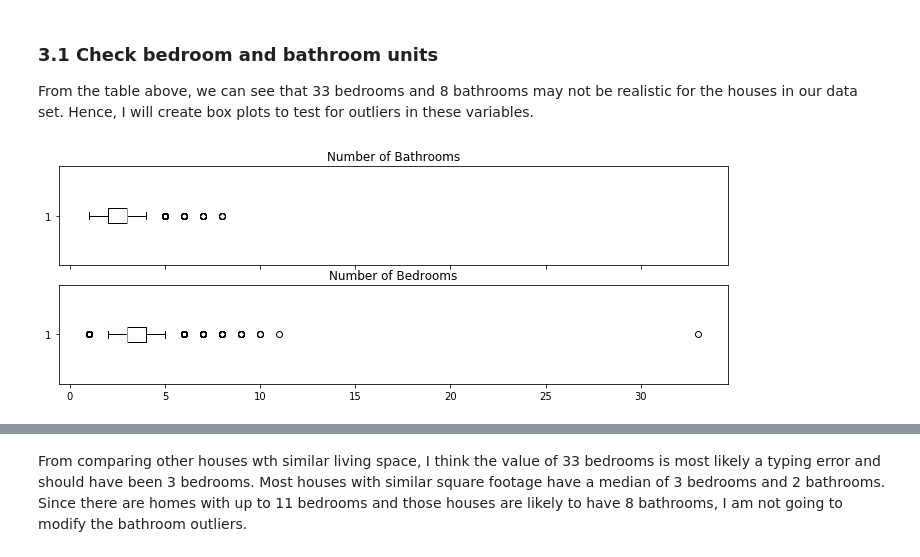
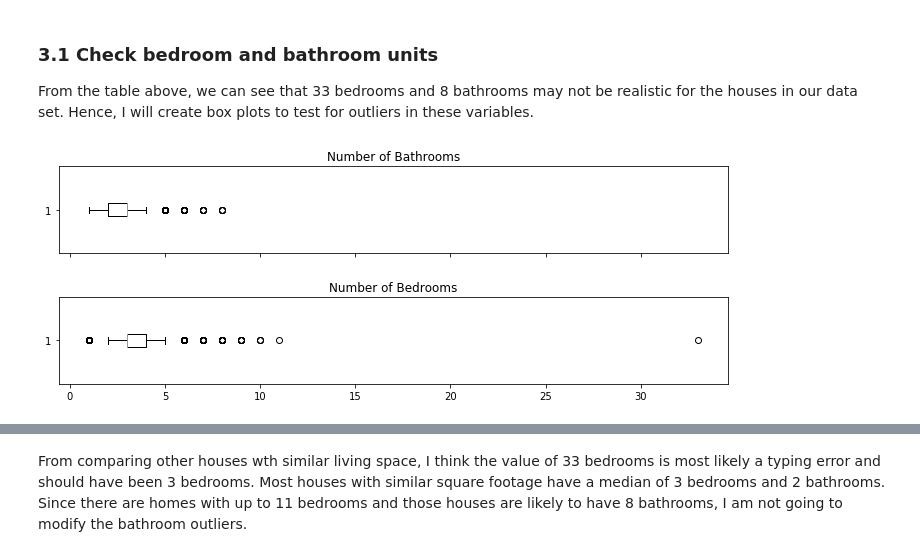
Before and after one commit to feraguilari/dsc-1-final-project-online-ds-pt-021119, a Jupyter notebook: student.ipynb, the cells around one changed output, grey strips where cells are left out. Drawn from its saved outputs; the diff is of its cells as text; code cells hidden in the pictures.

```diff
--- a/student.ipynb
+++ b/student.ipynb
@@ -292,13 +293,14 @@ From the table above, we can see that 33 bedrooms and 8 bathrooms may not be rea
 # %%
 #boxplot bedrooms and bathrooms to check for outliers.
 fig, (ax1, ax2) = plt.subplots(nrows = 2, ncols = 1, figsize = (12,4), sharex=True)
 ax1.boxplot(df.bathrooms, vert=False)
 ax2.boxplot(df.bedrooms,vert=False)
 ax1.set_title('Number of Bathrooms')
 ax2.set_title('Number of Bedrooms')
+plt.subplots_adjust(hspace=0.50)
 plt.show()
 # %% [output]
-[figure, old version]
+[figure, new version]
 # %%
 #Find out the size of the home with 33 bedrooms to see if it is possible that it can have that many.
 print('Size: ',df[df['bedrooms']==33].sqft_living.values)
```
Also changed, not shown: parts of 9 cells of this notebook.
